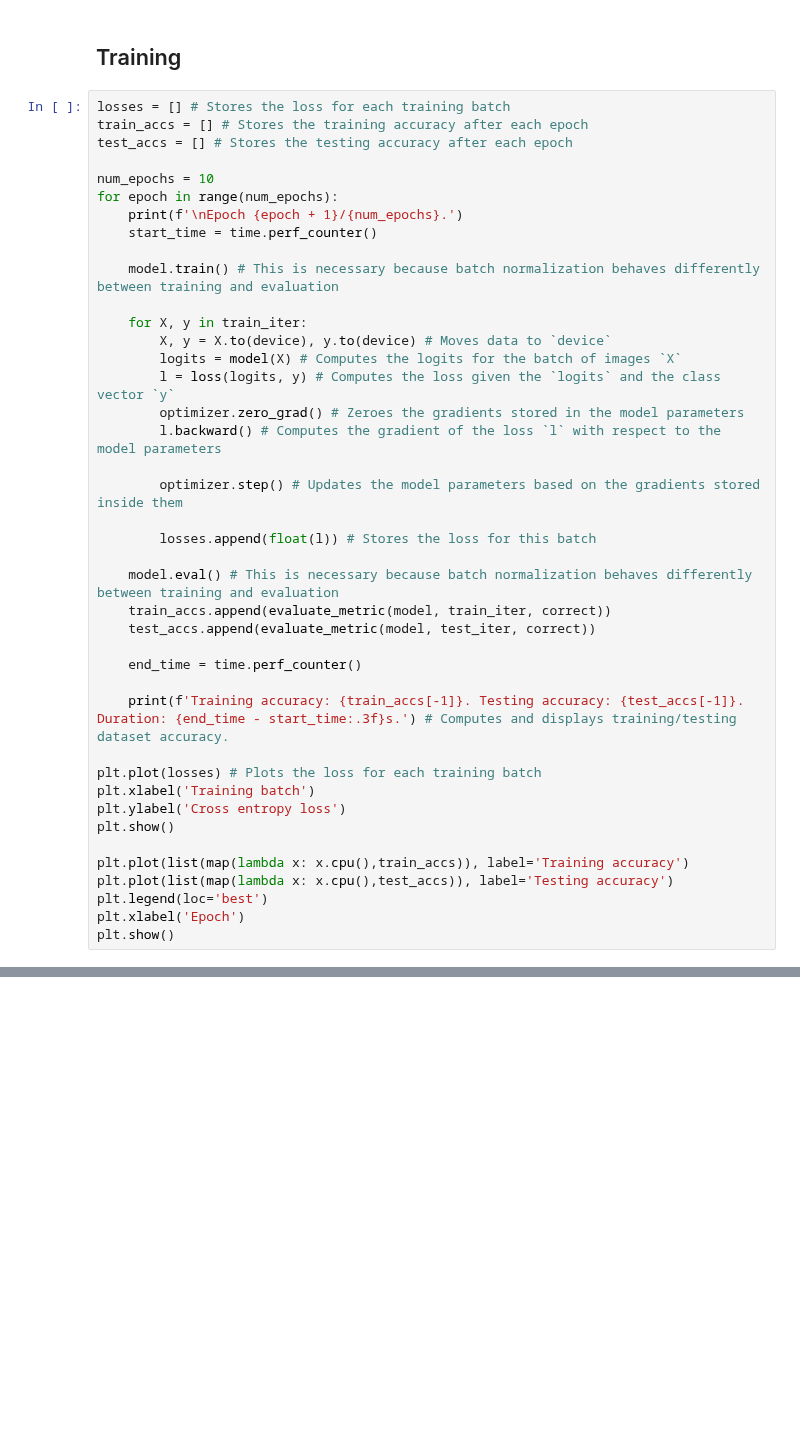
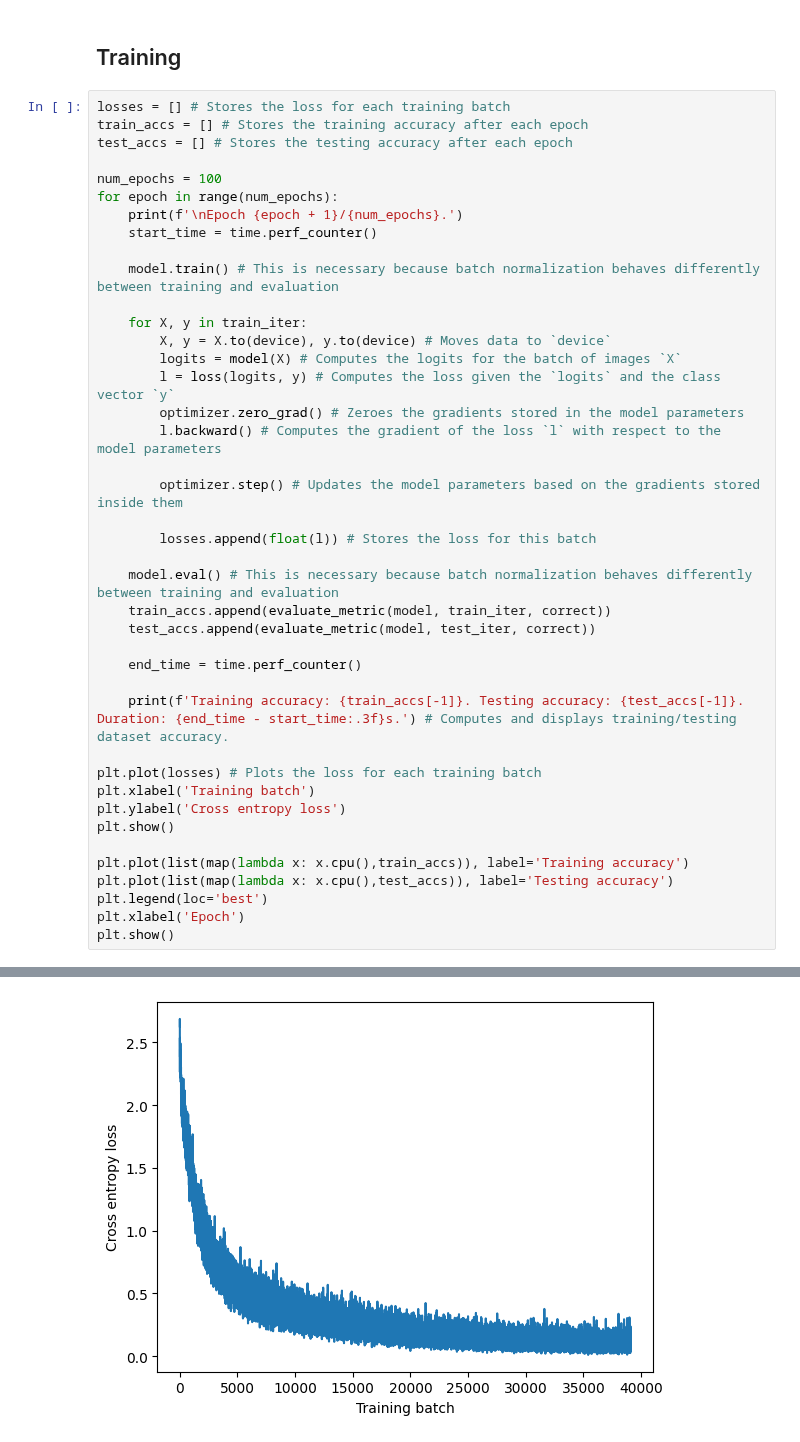
Before and after one commit to dibahk/CIFAR-10-Image-Classification, a Jupyter notebook: Coursework.ipynb, the cells around one changed output, grey strips where cells are left out. Cells and saved outputs as stored; diff of their text form; blank space fills up the shorter version.

```diff
--- a/Coursework.ipynb
+++ b/Coursework.ipynb
@@ -186,7 +187,7 @@ losses = [] # Stores the loss for each training batch
 train_accs = [] # Stores the training accuracy after each epoch
 test_accs = [] # Stores the testing accuracy after each epoch
 
-num_epochs = 10
+num_epochs = 100
 for epoch in range(num_epochs):
     print(f'\nEpoch {epoch + 1}/{num_epochs}.')
     start_time = time.perf_counter()
@@ -242,0 +244 @@ Epoch 80/100.
+[figure, added]
```
Also changed, not shown: parts of 4 cells of this notebook.
